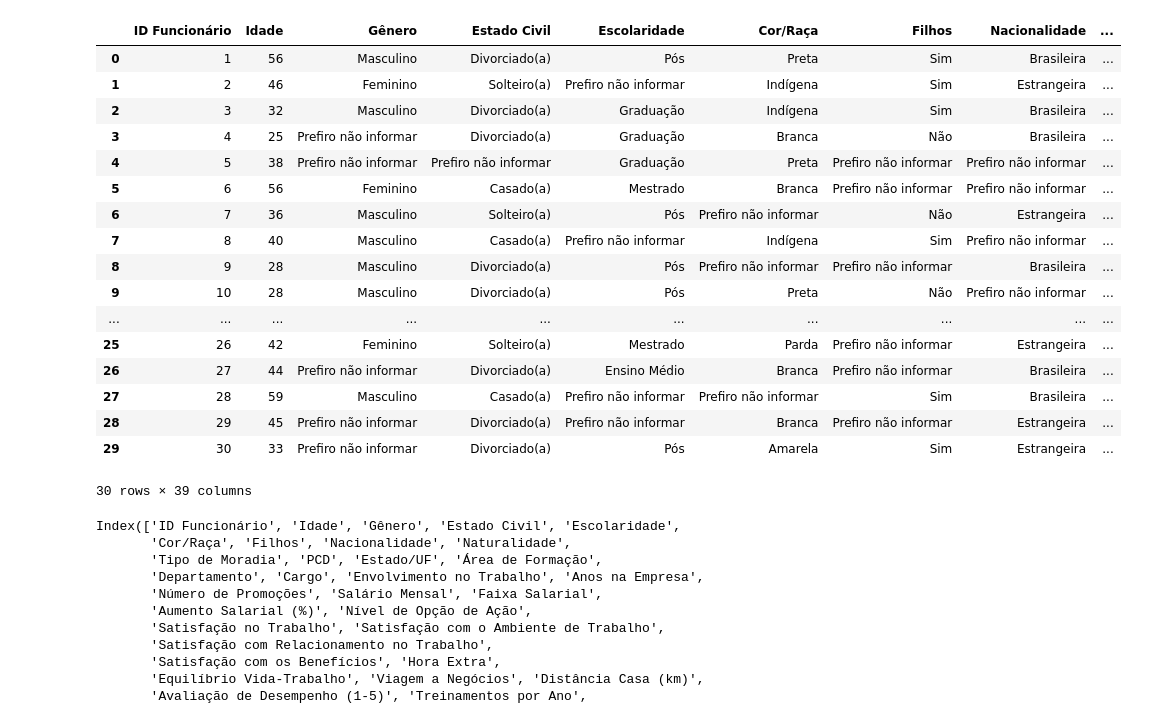
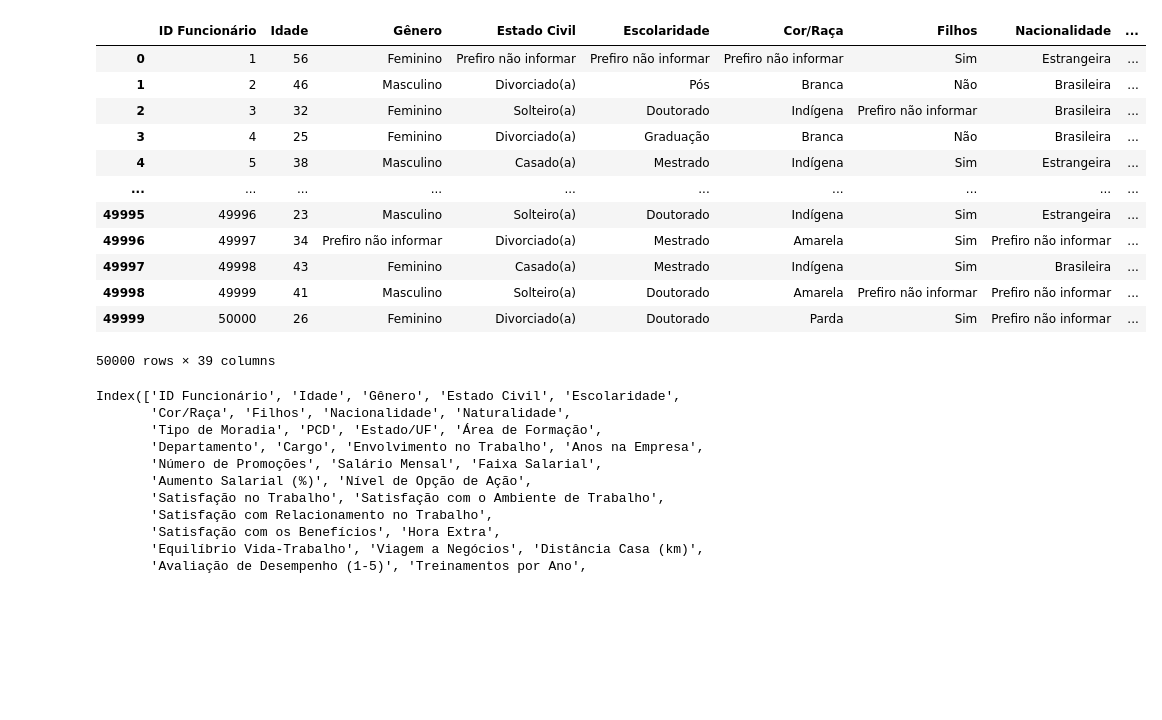
Before and after one commit to LaianeNR/TechCorp-Brasil, a Jupyter notebook: trabalhoFinal.ipynb, the cells around one changed output. Cells and saved outputs as stored; diff of their text form; code cells hidden in the pictures; blank space fills up the shorter version.

```diff
--- a/trabalhoFinal.ipynb
+++ b/trabalhoFinal.ipynb
@@ -13,9 +18,10 @@ from sklearn.preprocessing import LabelEncoder
 # %%
 #Criação do dataframe generico
 
-def gerar_dataframe(qtd=100_00, seed=42):
+def gerar_dataframe(qtd=50000, seed=42):
 
     np.random.seed(seed)
+    random.seed(seed)
 
     id_funcionario = np.arange(1, qtd + 1)
     idade = np.random.randint(18, 60, size=qtd)
@@ -160,28 +166,23 @@ def gerar_dataframe(qtd=100_00, seed=42):
 
     return df
 # %%
-df_funcionarios = gerar_dataframe(qtd=50_00, seed=42)
+df_funcionarios = gerar_dataframe(qtd=50000, seed=42)
 # %%
-df_funcionarios.head(30)
+df_funcionarios.head(50000)
 # %% [output]
 |  | ID Funcionário | Idade | Gênero | Estado Civil | Escolaridade | Cor/Raça | Filhos | Nacionalidade | ... |
-| 0 | 1 | 56 | Masculino | Divorciado(a) | Pós | Preta | Sim | Brasileira | ... |
-| 1 | 2 | 46 | Feminino | Solteiro(a) | Prefiro não informar | Indígena | Sim | Estrangeira | ... |
-| 2 | 3 | 32 | Masculino | Divorciado(a) | Graduação | Indígena | Sim | Brasileira | ... |
-| 3 | 4 | 25 | Prefiro não informar | Divorciado(a) | Graduação | Branca | Não | Brasileira | ... |
-| 4 | 5 | 38 | Prefiro não informar | Prefiro não informar | Graduação | Preta | Prefiro não informar | Prefiro não informar | ... |
-| 5 | 6 | 56 | Feminino | Casado(a) | Mestrado | Branca | Prefiro não informar | Prefiro não informar | ... |
-| 6 | 7 | 36 | Masculino | Solteiro(a) | Pós | Prefiro não informar | Não | Estrangeira | ... |
-| 7 | 8 | 40 | Masculino | Casado(a) | Prefiro não informar | Indígena | Sim | Prefiro não informar | ... |
-| 8 | 9 | 28 | Masculino | Divorciado(a) | Pós | Prefiro não informar | Prefiro não informar | Brasileira | ... |
-| 9 | 10 | 28 | Masculino | Divorciado(a) | Pós | Preta | Não | Prefiro não informar | ... |
+| 0 | 1 | 56 | Feminino | Prefiro não informar | Prefiro não informar | Prefiro não informar | Sim | Estrangeira | ... |
+| 1 | 2 | 46 | Masculino | Divorciado(a) | Pós | Branca | Não | Brasileira | ... |
+| 2 | 3 | 32 | Feminino | Solteiro(a) | Doutorado | Indígena | Prefiro não informar | Brasileira | ... |
+| 3 | 4 | 25 | Feminino | Divorciado(a) | Graduação | Branca | Não | Brasileira | ... |
+| 4 | 5 | 38 | Masculino | Casado(a) | Mestrado | Indígena | Sim | Estrangeira | ... |
 | ... | ... | ... | ... | ... | ... | ... | ... | ... | ... |
-| 25 | 26 | 42 | Feminino | Solteiro(a) | Mestrado | Parda | Prefiro não informar | Estrangeira | ... |
-| 26 | 27 | 44 | Prefiro não informar | Divorciado(a) | Ensino Médio | Branca | Prefiro não informar | Brasileira | ... |
-| 27 | 28 | 59 | Masculino | Casado(a) | Prefiro não informar | Prefiro não informar | Sim | Brasileira | ... |
-| 28 | 29 | 45 | Prefiro não informar | Divorciado(a) | Prefiro não informar | Branca | Prefiro não informar | Estrangeira | ... |
-| 29 | 30 | 33 | Prefiro não informar | Divorciado(a) | Pós | Amarela | Sim | Estrangeira | ... |
+| 49995 | 49996 | 23 | Masculino | Solteiro(a) | Doutorado | Indígena | Sim | Estrangeira | ... |
+| 49996 | 49997 | 34 | Prefiro não informar | Divorciado(a) | Mestrado | Amarela | Sim | Prefiro não informar | ... |
+| 49997 | 49998 | 43 | Feminino | Casado(a) | Mestrado | Indígena | Sim | Brasileira | ... |
+| 49998 | 49999 | 41 | Masculino | Solteiro(a) | Doutorado | Amarela | Prefiro não informar | Prefiro não informar | ... |
+| 49999 | 50000 | 26 | Feminino | Divorciado(a) | Doutorado | Parda | Sim | Prefiro não informar | ... |
-30 rows × 39 columns
+50000 rows × 39 columns
 # %%
 display(df_funcionarios.columns)
 # %% [output]
```
Also changed, not shown: parts of 15 cells of this notebook.
